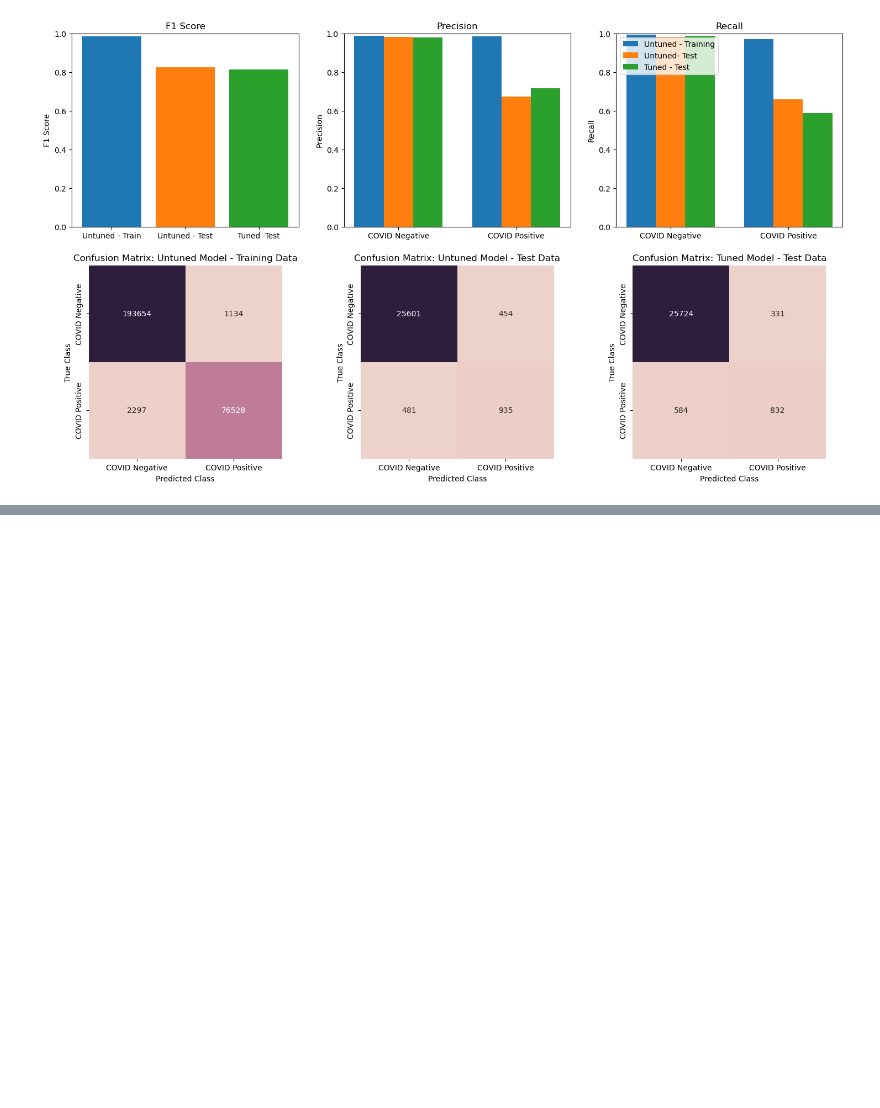
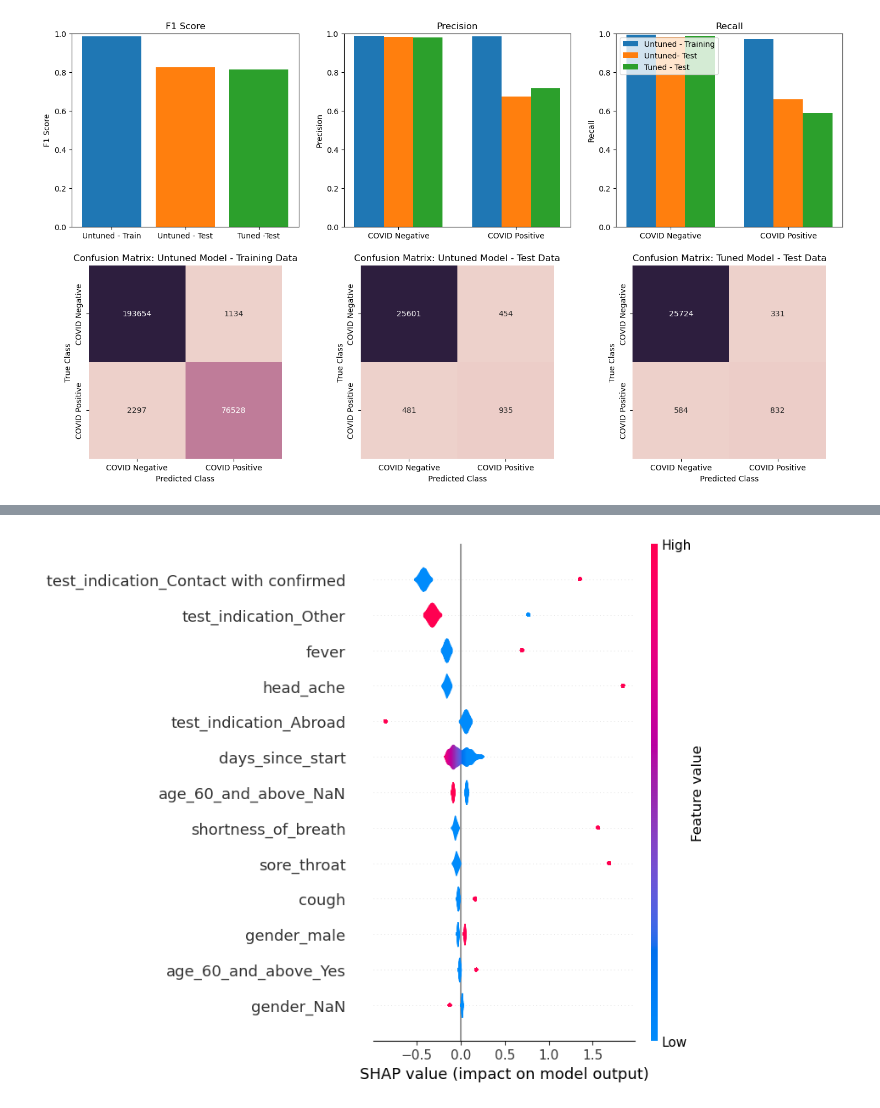
Before and after one commit to karima662/aru-hackathon-team1, a Jupyter notebook: Logistic_Regression_model.ipynb, the cells around one changed output, grey strips where cells are left out. Cells and saved outputs as stored; diff of their text form; code cells hidden in the pictures; blank space fills up the shorter version.

```diff
--- a/Logistic_Regression_model.ipynb
+++ b/Logistic_Regression_model.ipynb
@@ -174,0 +187,4 @@ plt.show()
+# %%
+shap.summary_plot(shap_values, X_test, features,plot_type='violin')
+# %% [output]
+[figure, added]
```
Also changed, not shown: parts of 4 cells of this notebook, 2 other files.
